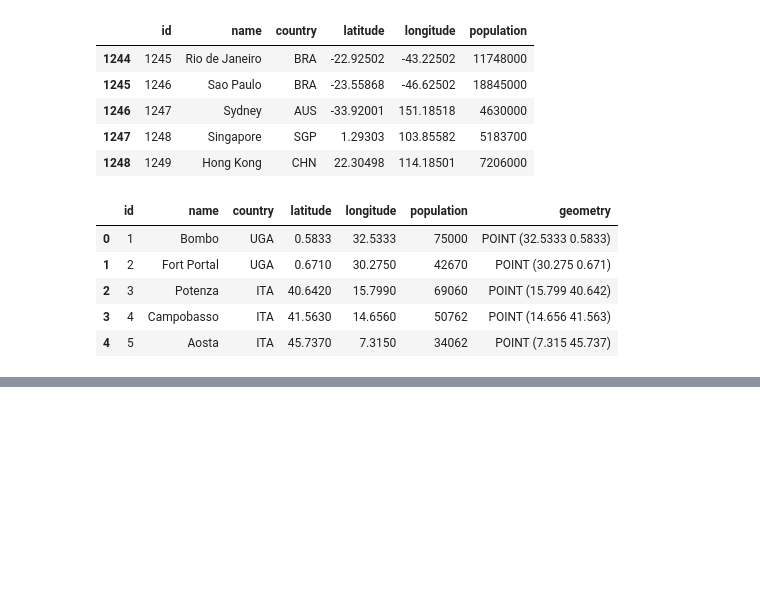
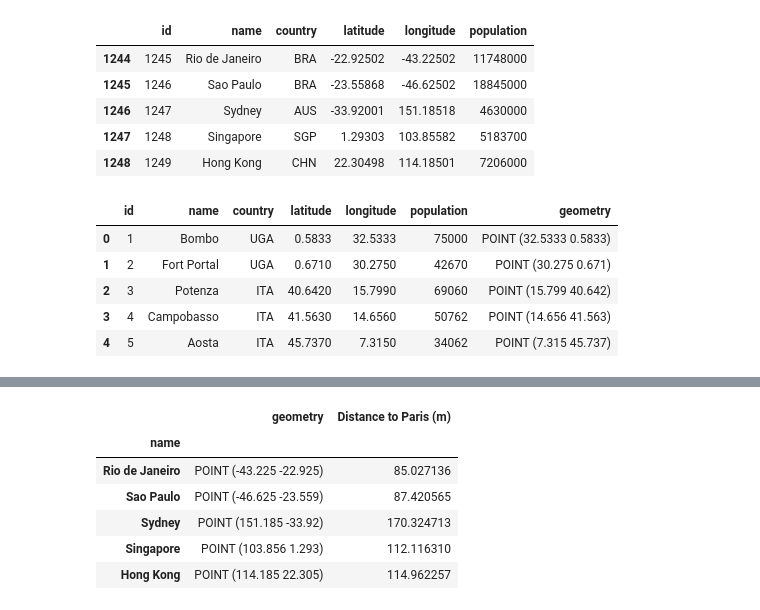
Before and after one commit to SVENTRIPIKAL/geog-312-fork, a Jupyter notebook: book/labs/lab_04.ipynb, the cells around one changed output, grey strips where cells are left out. Cells and saved outputs as stored; diff of their text form; code cells hidden in the pictures; blank space fills up the shorter version.

```diff
--- a/book/labs/lab_04.ipynb
+++ b/book/labs/lab_04.ipynb
@@ -251,2 +252,14 @@ Datum: World Geodetic System 1984 ensemble
 # %%
+
 # 5 Calculate the distance (in meters) between each city and the city of Paris
+paris_point = gdf_3857.loc["Paris"]["geometry"]
+gdf_3857["Distance to Paris (m)"] = gdf_3857["geometry"].distance(paris_point)
+gdf_3857[["geometry", "Distance to Paris (m)"]].tail()
+# %% [output]
+|  | geometry | Distance to Paris (m) |
+| name |  |  |
+| Rio de Janeiro | POINT (-43.225 -22.925) | 85.027136 |
+| Sao Paulo | POINT (-46.625 -23.559) | 87.420565 |
+| Sydney | POINT (151.185 -33.92) | 170.324713 |
+| Singapore | POINT (103.856 1.293) | 112.116310 |
+| Hong Kong | POINT (114.185 22.305) | 114.962257 |
```
Also changed, not shown: parts of 3 cells of this notebook.
